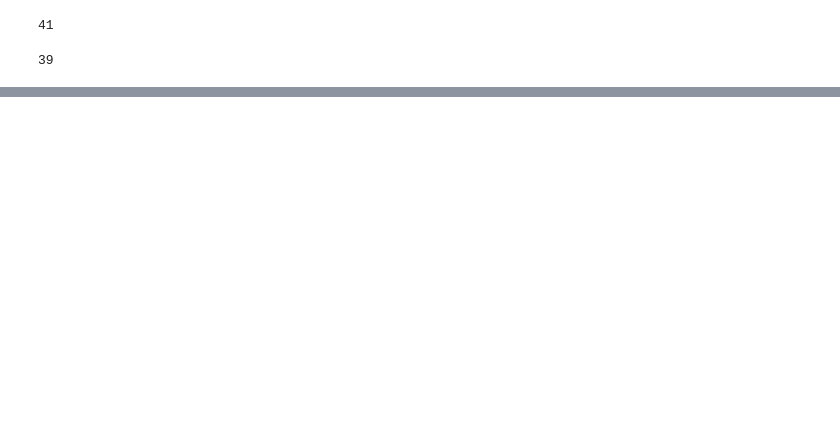
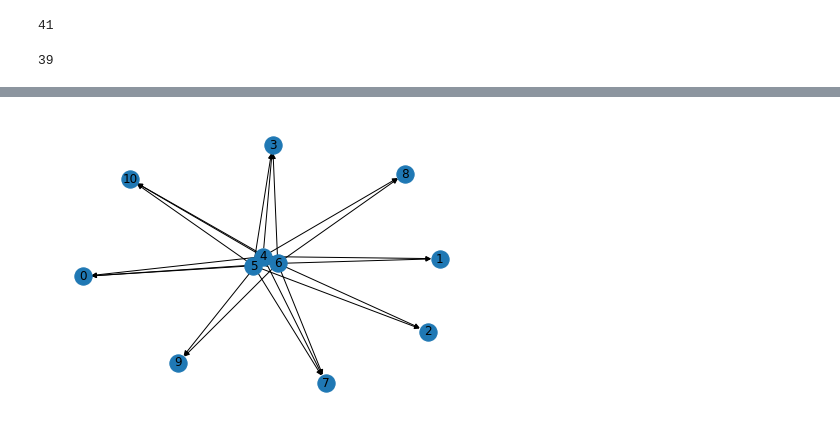
Before and after one commit to gfelis/BitsXLaMarato, a Jupyter notebook: main.ipynb, the cells around one changed output, grey strips where cells are left out. Cells and saved outputs as stored; diff of their text form; code cells hidden in the pictures; blank space fills up the shorter version.

Commit message:
two bayesian models

```diff
--- a/main.ipynb
+++ b/main.ipynb
@@ -562,14 +522,19 @@ import random
 from pomegranate import *
 import numpy
 from sklearn.model_selection import train_test_split
-%matplotlib inline
 import matplotlib.pyplot as plt
+import networkx as nx
 
-def get_rnd_cols(df):
-    target = df['final_diagnosis_code']
-    df = df.drop('final_diagnosis_code', axis = 1)
-    columns = random.choices(df.columns, k=5)
-    return df[columns], target
+def get_rnd_cols(df, num_vars = 10):
+    df_cols = list(df.columns)
+    columns = []
+    i = 0
+    while i < num_vars:
+        num = random.randint(0,len(df_cols)-1)
+        if df_cols[num] not in columns:
+            columns.append(df_cols[num])
+            i += 1
+    return df[columns]
 
 
 def random_bayes(training_x, training_y):
@@ -590,26 +555,64 @@ def get_prediction_result(results, expected, value):
         if result[-1] == value and result[-1] == expected[i]:
             score +=1
     number_of_values = len([x for x in expected if x == value])
-    percentage_of_prediction = score / number_of_values
-    print(str(score)+" / "+str(number_of_values)+" = "+str(percentage_of_prediction))
+    return score / number_of_values
+
+def get_general_prediction_result(results, expected):
+    score = 0;
+    for i,result in enumerate(results):
+        if result[-1] == expected[i]:
+            score +=1
+    number_of_values = len(expected)
+    return score / number_of_values
 
 def delete_half_negative(df, negative_cases):
     half_negative = negative_cases / 2
     for i in range(half_negative):
         df.sample()
 
-def return_forest_variables(df):
-    target = df['final_diagnosis_code']
-    columns = ['hemorr_first', 'spleno_first', 'wheezing', 'symptoms_binary', 'disfonia_first', 'nuchal_stiffness',
-            'flu_binary', 'hepato', 'artritis', 'shock', 'dysphonia', 'conjuntivitis', 'taste_first', 'sex']
-    return df[columns], target
+def draw_bayesian_network(graph):
+    G = nx.DiGraph()
+    for i,node in enumerate(graph):
+        G.add_node(i)
+    for i,node in enumerate(graph):
+        for edge in node:
+            G.add_edge(edge,i)
+    nx.draw(G, with_labels=True, arrowsize=10)
+    plt.show()
 
+best_result = 0
+best_pos = 0
+best_ns = 0
+best_neg=0
 df = df.dropna(subset=['final_diagnosis_code'])
-negative_cases = len([x for x in df.values.tolist() if x[-1] == 3])
-X, y = get_rnd_cols(df)
-#X, y = return_forest_variables(df)
-X_train, X_test, y_train, y_test = train_test_split(X, y, test_size=0.2, random_state=0)
-X_test.columns
-model = random_bayes(X_train, y_train)
-model.graph.generic_graph_view()
+y = df['final_diagnosis_code']
+df = df.drop('final_diagnosis_code', axis = 1)
+for i in range(100):
+    X = get_rnd_cols(df)
+    X_train, X_test, y_train, y_test = train_test_split(X, y, test_size=0.2, random_state=0)
+    X_test.columns
+    model = random_bayes(X_train, y_train)
+    to_predict = construct_test_set(X_test)
+    to_predict
+    try:
+        results = model.predict(to_predict)
+    except ValueError:
+        continue
+    if get_general_prediction_result(results, y_test.values.tolist()) >= best_result:
+        best_columns = X.columns
+        best_result = get_general_prediction_result(results, y_test.values.tolist())
+        best_pos = get_prediction_result(results, y_test.values.tolist(),1)
+        best_ns = get_prediction_result(results, y_test.values.tolist(),2)
+        best_neg = get_prediction_result(results, y_test.values.tolist(),3)
+        best_model = model
+print(best_columns)
+draw_bayesian_network(best_model.structure)
+print("General prediction result")
+print(best_result)
+print("Positive prediction result")
+print(best_pos)
+print("Don't know prediction result")
+print(best_ns)
+print("Negative prediction result")
+print(best_neg)
 # %% [output]
@@ -616,0 +623 @@ AttributeError: 'pomegranate.FactorGraph.FactorGraph' object has no attribute 'g
+[figure, added]
```
Also changed, not shown: parts of 30 cells of this notebook, 4 other files.
